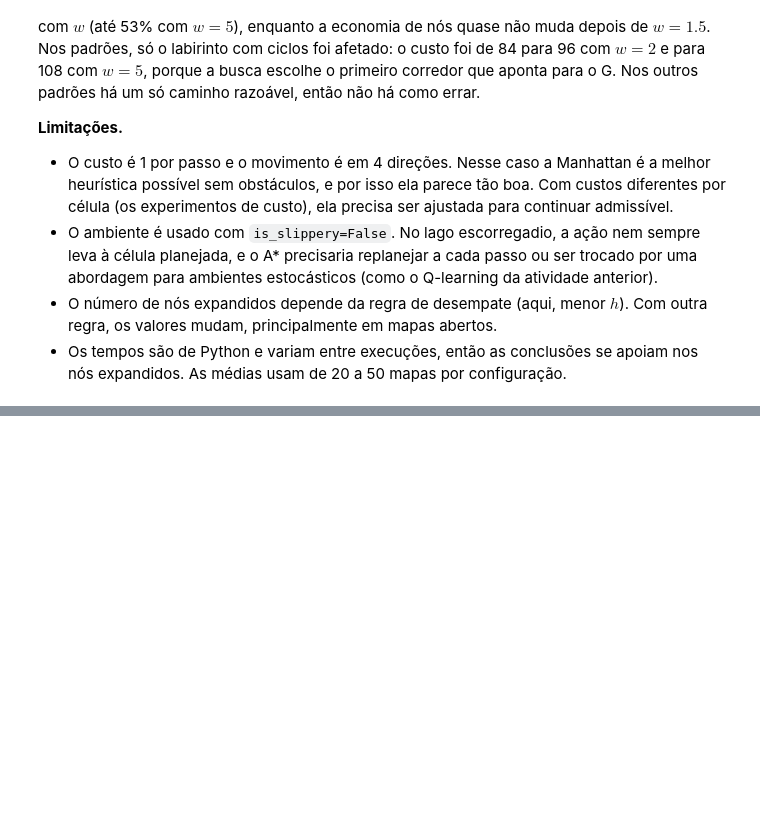
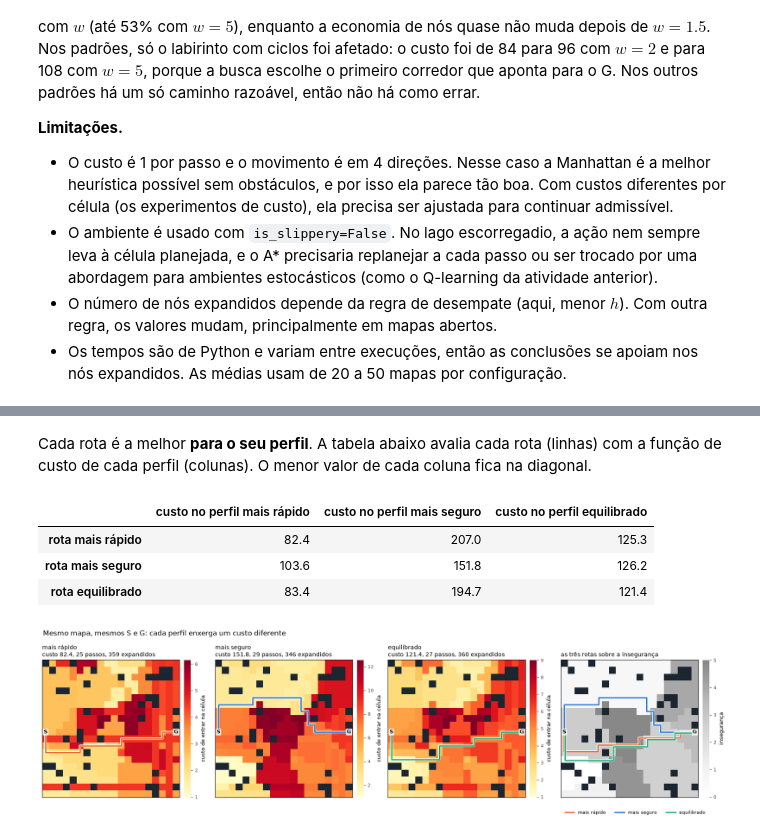
Before and after one commit to ctrindadedev/game-ai-lab, a Jupyter notebook: FrozenLake/frozenlake_astar.ipynb, the cells around one changed output, grey strips where cells are left out. Cells and saved outputs as stored; diff of their text form; code cells hidden in the pictures; blank space fills up the shorter version.

```diff
--- a/FrozenLake/frozenlake_astar.ipynb
+++ b/FrozenLake/frozenlake_astar.ipynb
@@ -646,0 +777,38 @@ Abrir 10% das paredes do labirinto reduz o custo para 84, e aí a heurística vo
+# %% [markdown]
+Cada rota é a melhor **para o seu perfil**. A tabela abaixo avalia cada rota (linhas) com a função de custo de cada perfil (colunas). O menor valor de cada coluna fica na diagonal.
+# %%
+cruzada = pd.DataFrame({
+    f"custo no perfil {p}": {
+        f"rota {q}": sum(custo_do_perfil(cam, p)(a, b) for a, b in zip(r.caminho, r.caminho[1:]))
+        for q, r in rotas_vitrine.items()}
+    for p in PERFIS}).round(1)
+for p, q in zip(PERFIS, PERFIS):
+    assert cruzada[f"custo no perfil {p}"].idxmin() == f"rota {q}"
+cruzada
+# %% [output]
+|  | custo no perfil mais rápido | custo no perfil mais seguro | custo no perfil equilibrado |
+| rota mais rápido | 82.4 | 207.0 | 125.3 |
+| rota mais seguro | 103.6 | 151.8 | 126.2 |
+| rota equilibrado | 83.4 | 194.7 | 121.4 |
+# %%
+fig, axes = plt.subplots(1, 4, figsize=(17, 4.6))
+for ax, (perfil, r) in zip(axes, rotas_vitrine.items()):
+    custo = custo_do_perfil(cam, perfil)
+    img = desenhar_camada(vitrine, custo.grade, ax, [r], cmap="YlOrRd", vmin=1,
+                          cores=(CORES_PERFIS[perfil],),
+                          titulo=f"{perfil}\ncusto {r.custo:.1f}, {len(r.acoes)} passos, "
+                                 f"{r.expandidos} expandidos")
+    barra_de_cores(img, ax, "custo de entrar na célula")
+cinza_claro = ListedColormap(plt.get_cmap("Greys")(np.linspace(0, 0.55, 256)))
+img = desenhar_camada(vitrine, cam.inseguranca, axes[3], list(rotas_vitrine.values()), cmap=cinza_claro,
+                      vmin=0,
+                      cores=[CORES_PERFIS[p] for p in rotas_vitrine],
+                      rotulos=list(rotas_vitrine), titulo="as três rotas sobre a insegurança")
+barra_de_cores(img, axes[3], "insegurança")
+axes[3].legend(frameon=False, fontsize=8, loc="lower left", bbox_to_anchor=(0, -0.16), ncol=3)
+plt.suptitle("Mesmo mapa, mesmos S e G: cada perfil enxerga um custo diferente", x=0.01, ha="left")
+plt.tight_layout()
+plt.savefig(FIGURAS / "custo_perfis.png", dpi=150, bbox_inches="tight")
+plt.show()
+# %% [output]
+[figure, added]
```
Also changed, not shown: parts of 25 cells of this notebook, 7 other files.
